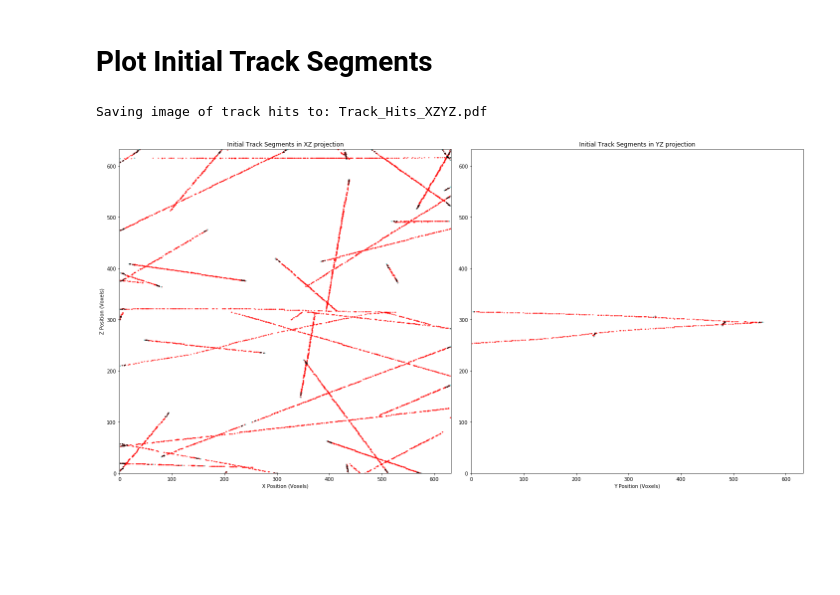
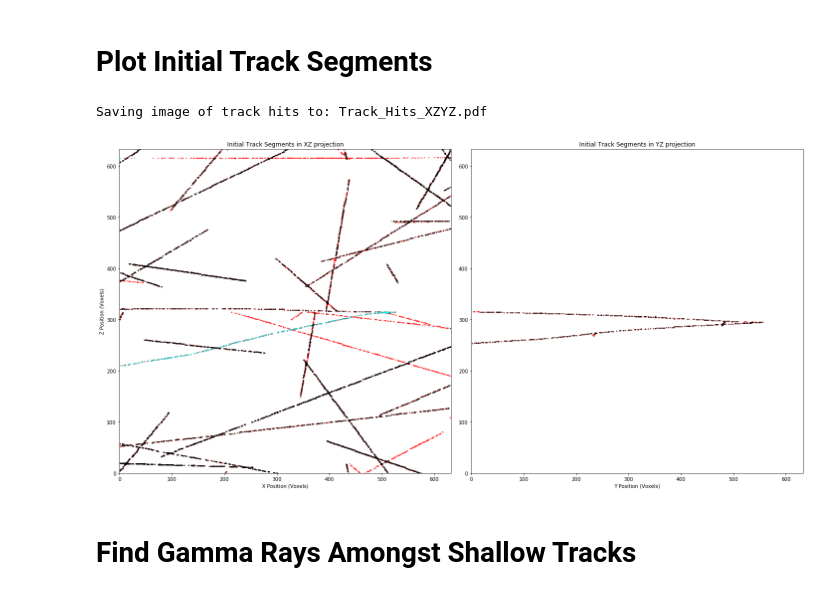
Before and after one commit to AndreiHanu/AdEPT-Cellular-Automata, a Jupyter notebook: AdEPT Gamma Ray Reconstruction.ipynb, the cells around one changed output. Cells and saved outputs as stored; diff of their text form; code cells hidden in the pictures; blank space fills up the shorter version.

Commit message:
Preliminary gamma ray detection. Cleanup to follow.

```diff
--- a/AdEPT Gamma Ray Reconstruction.ipynb
+++ b/AdEPT Gamma Ray Reconstruction.ipynb
@@ -296,7 +296,7 @@ def calcTrackSegmentAngle(segA, segB):
     magB = np.dot(vB, vB)**0.5
 
     # Return the angle in degrees
-    return np.degrees(np.arccos(dotvAvB/magA/magB))
+    return np.degrees(np.arccos(dotvAvB/(magA*magB)))
 # %%
 def findTracks(hits_proj, term_proj, tree_proj, proj_type):
     # Search radii bounds
@@ -387,32 +465,36 @@ ax_init_segs_YZ.plot(terminate_YZ[:,0], terminate_YZ[:,1], '.', ms=2, color='cya
 # Plot track hits
 for i in range(len(tracks_XZ)):
     ax_init_segs_XZ.plot(tracks_XZ[i][:,0], tracks_XZ[i][:,1], '.', ms=2, color='black')
+    if(i == 25):
+        ax_init_segs_XZ.plot(tracks_XZ[i][:,0], tracks_XZ[i][:,1], '.', ms=2, color='cyan')
 for i in range(len(tracks_YZ)):
     ax_init_segs_YZ.plot(tracks_YZ[i][:,0], tracks_YZ[i][:,1], '.', ms=2, color='black')
 
 # Set axis limits
 ax_init_segs_XZ.set_xlim(0, rows_XZ)
 ax_init_segs_XZ.set_ylim(0, columns_XZ)
 ax_init_segs_YZ.set_xlim(0, rows_YZ)
 ax_init_segs_YZ.set_ylim(0, columns_YZ)
 
 # Set labels
 ax_init_segs_XZ.set_xlabel('X Position (Voxels)')
 ax_init_segs_YZ.set_xlabel('Y Position (Voxels)')
 ax_init_segs_XZ.set_ylabel('Z Position (Voxels)')
 
 # Set titles
 ax_init_segs_XZ.set_title('Initial Track Segments in XZ projection')
 ax_init_segs_YZ.set_title('Initial Track Segments in YZ projection')
 
 plt.tight_layout() # Spaces titles out properly
 
 # Save figure
 file_init_segs_XZYZ ='Track_Hits_XZYZ.pdf'
 plt.savefig(file_init_segs_XZYZ)
 print('Saving image of track hits to: ' + file_init_segs_XZYZ)
 
 plt.show(figure_init_segs)
 # %% [output]
 Saving image of track hits to: Track_Hits_XZYZ.pdf
-[figure, old version]
+[figure, new version]
+# %% [markdown]
+# Find Gamma Rays Amongst Shallow Tracks
```
Also changed, not shown: parts of 4 cells of this notebook, 5 other files.
